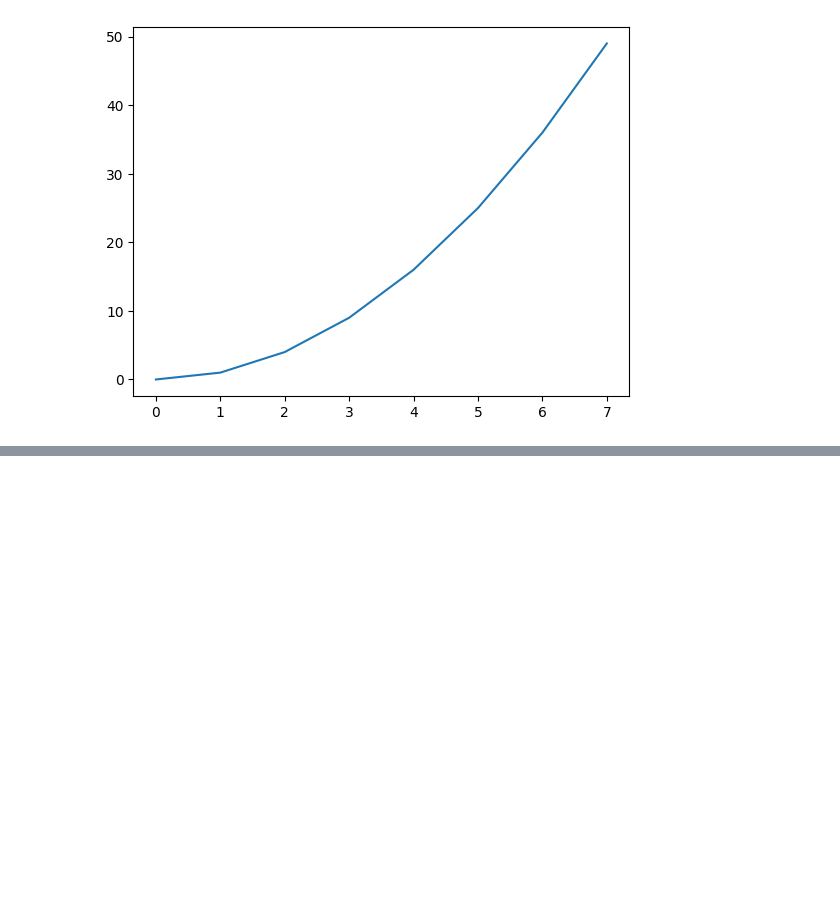
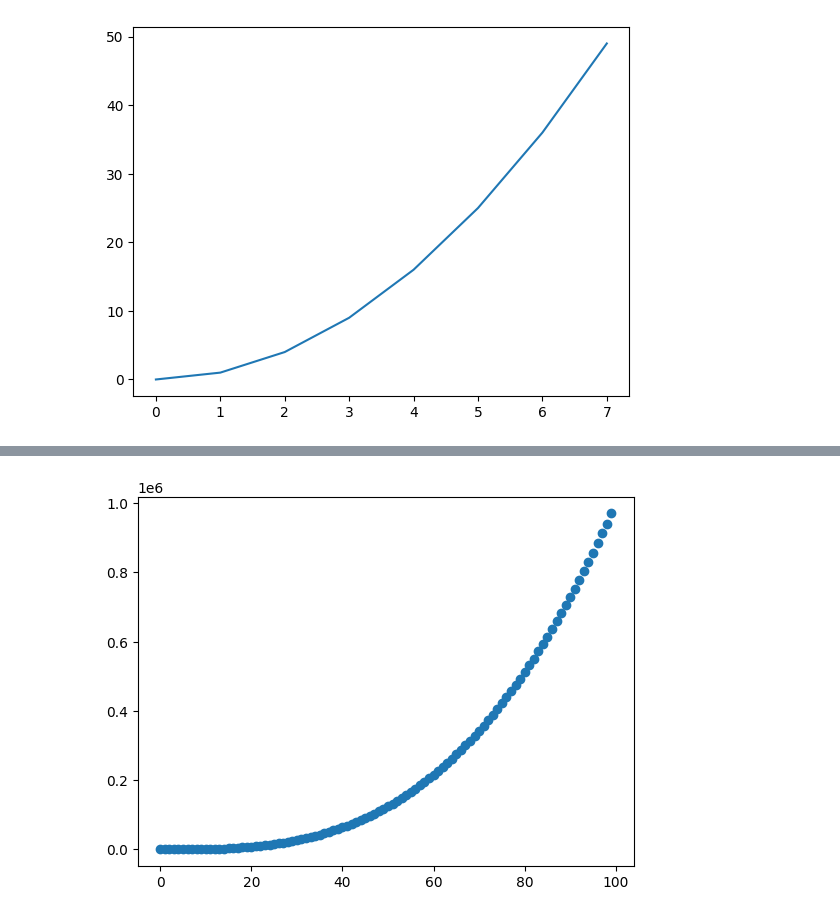
Before and after one commit to Wavevladimir/-, a Jupyter notebook: Matlotlib/Matplotlib Examples.ipynb, the cells around one changed output, grey strips where cells are left out. Cells and saved outputs as stored; diff of their text form; code cells hidden in the pictures; blank space fills up the shorter version.

```diff
--- a/Matlotlib/Matplotlib Examples.ipynb
+++ b/Matlotlib/Matplotlib Examples.ipynb
@@ -10,0 +16,7 @@ plt.show()
+# %%
+values = list(range(100))
+pows = [pow(value, 3) for value in values]
+plt.scatter(values, pows)
+plt.show()
+# %% [output]
+[figure, added]
```
Also changed, not shown: parts of 4 cells of this notebook, 2 other files.
